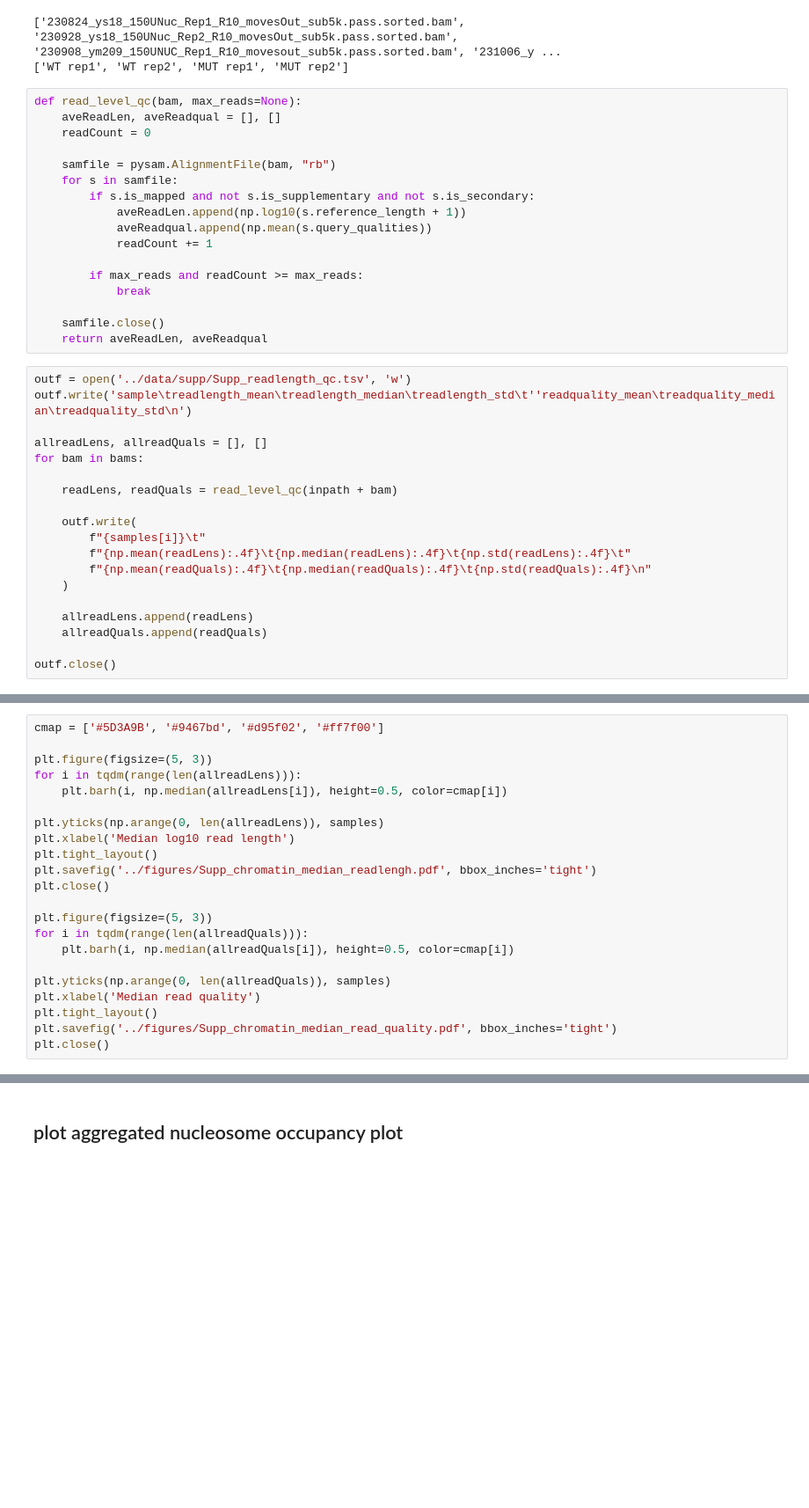
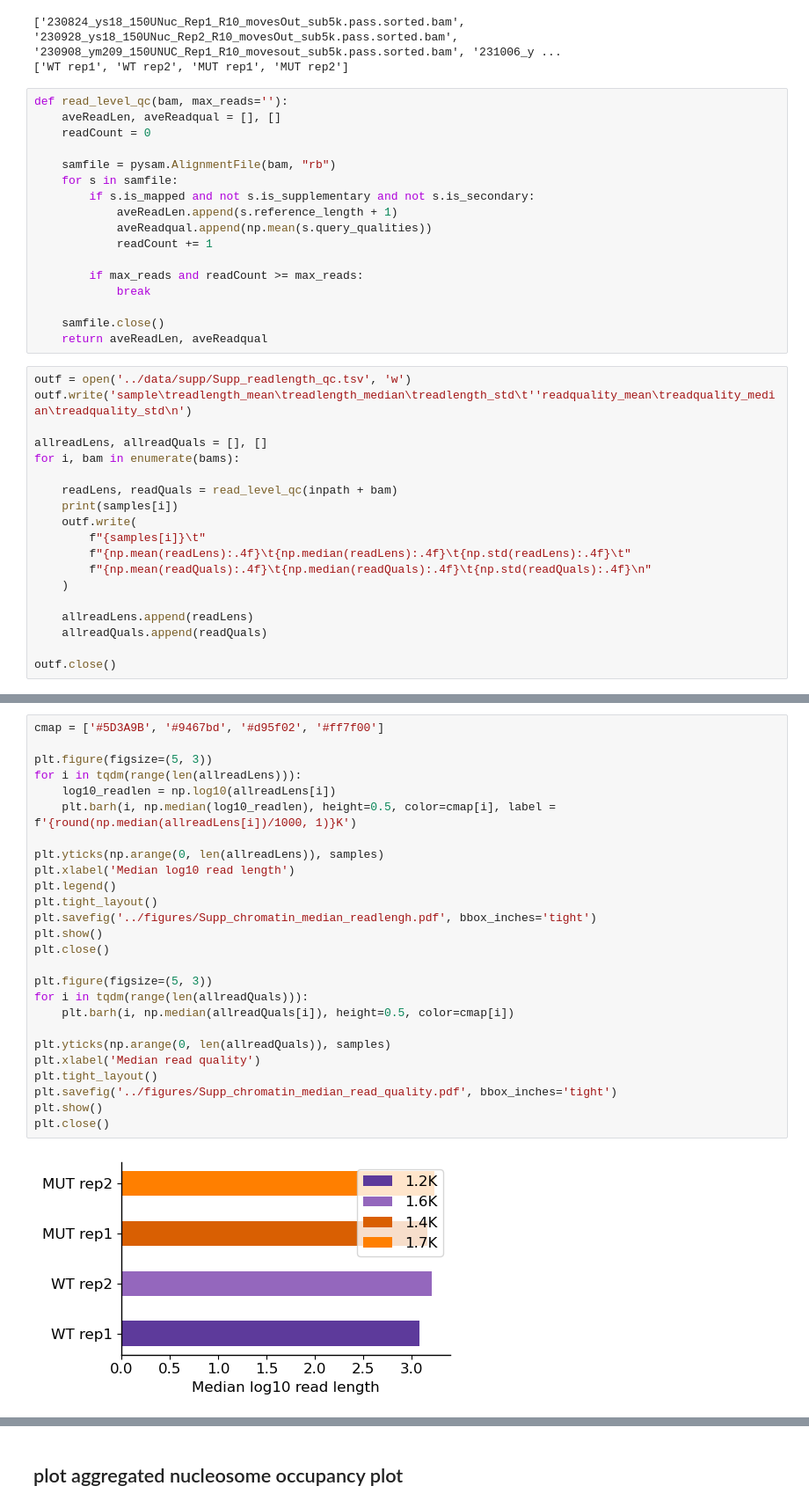
Before and after one commit to baigal628/saccer_lr_multiome_manuscript, a Jupyter notebook: src/4_single_molecule_chromatin_analysis.ipynb, the cells around one changed output, grey strips where cells are left out. Shown at 88% size. Cells and saved outputs as stored; diff of their text form; blank space fills up the shorter version.

```diff
--- a/src/4_single_molecule_chromatin_analysis.ipynb
+++ b/src/4_single_molecule_chromatin_analysis.ipynb
@@ -99,14 +99,14 @@ print(samples)
 ['230824_ys18_150UNuc_Rep1_R10_movesOut_sub5k.pass.sorted.bam', '230928_ys18_150UNuc_Rep2_R10_movesOut_sub5k.pass.sorted.bam', '230908_ym209_150UNUC_Rep1_R10_movesout_sub5k.pass.sorted.bam', '231006_y ...
 ['WT rep1', 'WT rep2', 'MUT rep1', 'MUT rep2']
 # %%
-def read_level_qc(bam, max_reads=None):
+def read_level_qc(bam, max_reads=''):
     aveReadLen, aveReadqual = [], []
     readCount = 0
 
     samfile = pysam.AlignmentFile(bam, "rb")
     for s in samfile:
         if s.is_mapped and not s.is_supplementary and not s.is_secondary:
-            aveReadLen.append(np.log10(s.reference_length + 1))
+            aveReadLen.append(s.reference_length + 1)
             aveReadqual.append(np.mean(s.query_qualities))
             readCount += 1
 
@@ -120,10 +120,10 @@ outf = open('../data/supp/Supp_readlength_qc.tsv', 'w')
 outf.write('sample\treadlength_mean\treadlength_median\treadlength_std\t''readquality_mean\treadquality_median\treadquality_std\n')
 
 allreadLens, allreadQuals = [], []
-for bam in bams:
+for i, bam in enumerate(bams):
 
     readLens, readQuals = read_level_qc(inpath + bam)
-
+    print(samples[i])
     outf.write(
         f"{samples[i]}\t"
         f"{np.mean(readLens):.4f}\t{np.median(readLens):.4f}\t{np.std(readLens):.4f}\t"
@@ -137,22 +142,28 @@ outf.close()
 # %%
 cmap = ['#5D3A9B', '#9467bd', '#d95f02', '#ff7f00']
 
 plt.figure(figsize=(5, 3))
 for i in tqdm(range(len(allreadLens))):
-    plt.barh(i, np.median(allreadLens[i]), height=0.5, color=cmap[i])
+    log10_readlen = np.log10(allreadLens[i])
+    plt.barh(i, np.median(log10_readlen), height=0.5, color=cmap[i], label = f'{round(np.median(allreadLens[i])/1000, 1)}K')
 
 plt.yticks(np.arange(0, len(allreadLens)), samples)
 plt.xlabel('Median log10 read length')
+plt.legend()
 plt.tight_layout()
 plt.savefig('../figures/Supp_chromatin_median_readlengh.pdf', bbox_inches='tight')
+plt.show()
 plt.close()
 
 plt.figure(figsize=(5, 3))
 for i in tqdm(range(len(allreadQuals))):
     plt.barh(i, np.median(allreadQuals[i]), height=0.5, color=cmap[i])
 
 plt.yticks(np.arange(0, len(allreadQuals)), samples)
 plt.xlabel('Median read quality')
 plt.tight_layout()
 plt.savefig('../figures/Supp_chromatin_median_read_quality.pdf', bbox_inches='tight')
+plt.show()
 plt.close()
+# %% [output]
+[figure, added]
```
Also changed, not shown: parts of 9 cells of this notebook, 26 other files.
